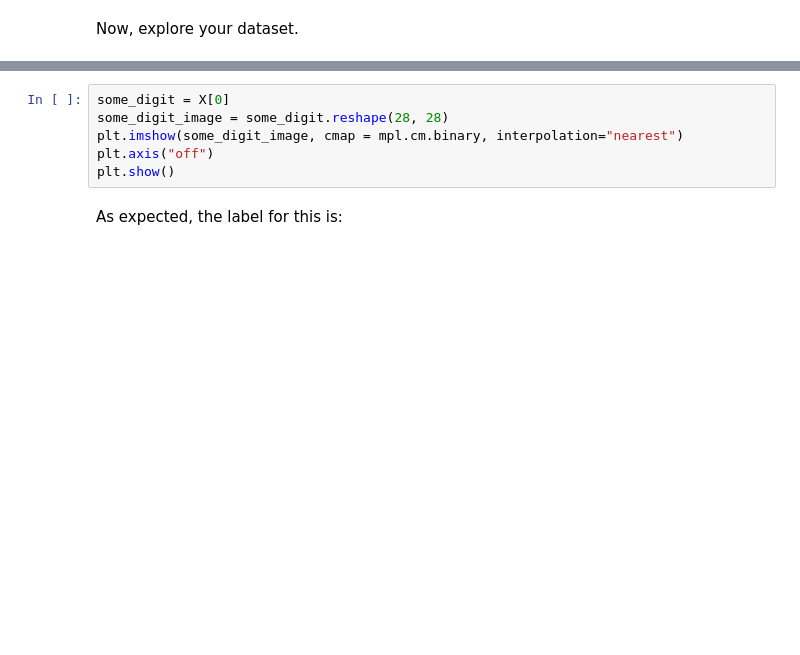
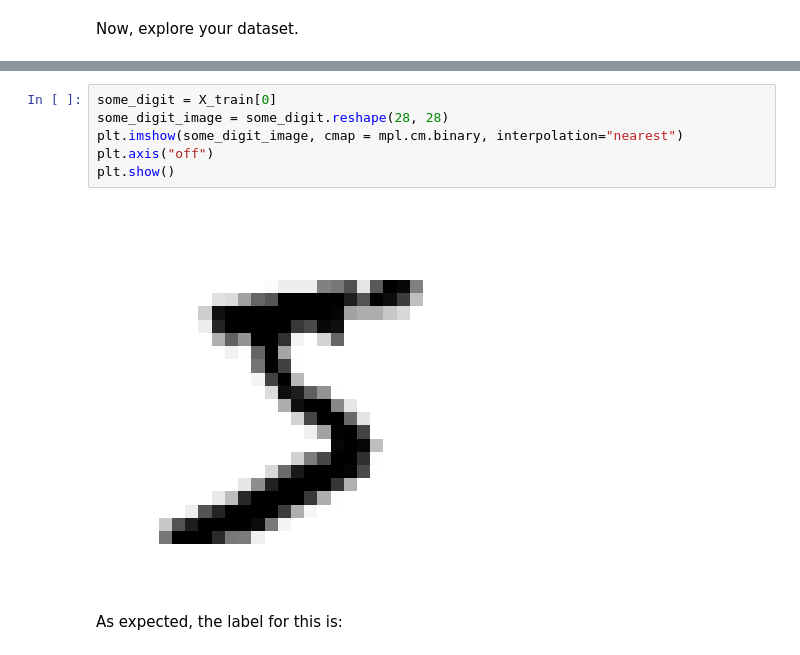
Before and after one commit to tommasomarchetti4/git_tutorial, a Jupyter notebook: SC2526_HandsOn_MNIST1_ready.ipynb, the cells around one changed output, grey strips where cells are left out. Cells and saved outputs as stored; diff of their text form; blank space fills up the shorter version.

```diff
--- a/SC2526_HandsOn_MNIST1_ready.ipynb
+++ b/SC2526_HandsOn_MNIST1_ready.ipynb
@@ -52,9 +88,11 @@ plt.imshow(some_digit_image)
 # %%
-some_digit = X[0]
+some_digit = X_train[0]
 some_digit_image = some_digit.reshape(28, 28)
 plt.imshow(some_digit_image, cmap = mpl.cm.binary, interpolation="nearest")
 plt.axis("off")
 plt.show()
+# %% [output]
+[figure, added]
 # %% [markdown]
 As expected, the label for this is:
 # %%
```
Also changed, not shown: parts of 9 cells of this notebook.
